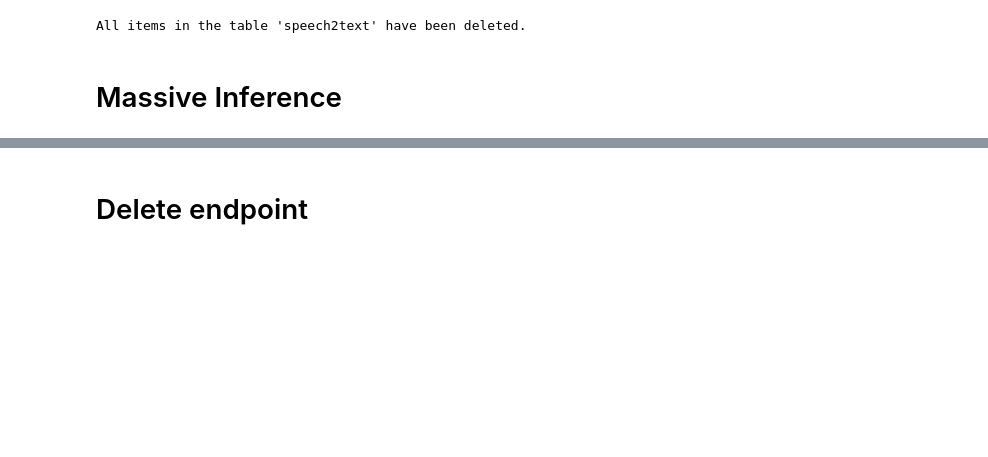
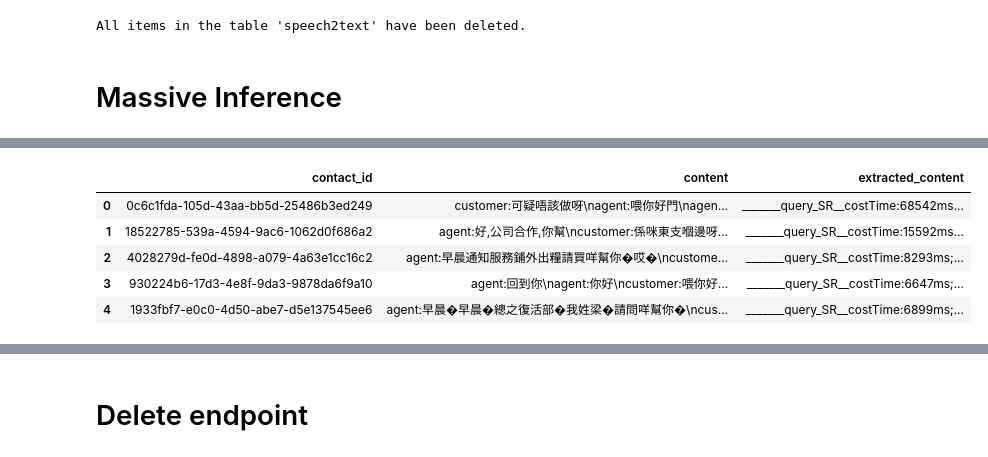
Before and after one commit to Chevolier/whisper, a Jupyter notebook: sagemaker-deploy/faster-whisper/huggingface.ipynb, the cells around one changed output, grey strips where cells are left out. Drawn from its saved outputs; the diff is of its cells as text; code cells hidden in the pictures; blank space fills up the shorter version.

```diff
--- a/sagemaker-deploy/faster-whisper/huggingface.ipynb
+++ b/sagemaker-deploy/faster-whisper/huggingface.ipynb
@@ -388,6 +397,14 @@ grouped.head()
 # %%
 df_old = pd.read_csv("/home/ec2-user/SageMaker/efs/Projects/Qwen2/data/对话文本.csv")
+df_old = pd.read_csv("/home/ec2-user/SageMaker/efs/Projects/whisper/data/test_files_20240816/ai辅助填单数据/模型返回的内容.csv")
 df_old.head()
+# %% [output]
+|  | contact_id | content | extracted_content |
+| 0 | 0c6c1fda-105d-43aa-bb5d-25486b3ed249 | customer:可疑唔該做呀\nagent:喂你好門\nagen... | _______query_SR__costTime:68542ms... |
+| 1 | 18522785-539a-4594-9ac6-1062d0f686a2 | agent:好,公司合作,你幫\ncustomer:係咪東支嗰邊呀... | _______query_SR__costTime:15592ms... |
+| 2 | 4028279d-fe0d-4898-a079-4a63e1cc16c2 | agent:早晨通知服務鋪外出糧請買咩幫你�哎�\ncustome... | _______query_SR__costTime:8293ms;... |
+| 3 | 930224b6-17d3-4e8f-9da3-9878da6f9a10 | agent:回到你\nagent:你好\ncustomer:喂你好... | _______query_SR__costTime:6647ms;... |
+| 4 | 1933fbf7-e0c0-4d50-abe7-d5e137545ee6 | agent:早晨�早晨�總之復活部�我姓梁�請問咩幫你�\ncus... | _______query_SR__costTime:6899ms;... |
 # %%
 df_combine = pd.merge(df_old, grouped, on='contact_id')
 df_combine.head()
```
Also changed, not shown: parts of 7 cells of this notebook, 2 other files.
